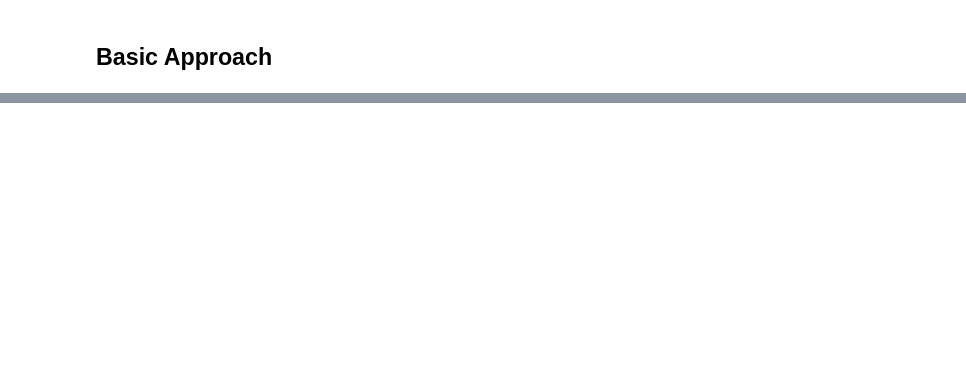
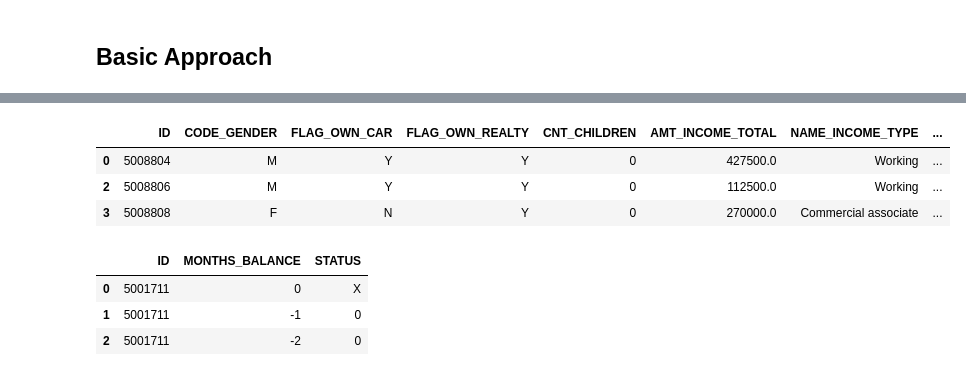
Before and after one commit to bdfd/Project_01-Credit-Card-Approval-Prdiction, a Jupyter notebook: Credit_Card_Approval_Prediction.ipynb, the cells around one changed output, grey strips where cells are left out. Drawn from its saved outputs; the diff is of its cells as text; code cells hidden in the pictures; blank space fills up the shorter version.

```diff
--- a/Credit_Card_Approval_Prediction.ipynb
+++ b/Credit_Card_Approval_Prediction.ipynb
@@ -130,0 +144,4 @@ print("训练集上的平均精准度：%0.2f（+/-%0.2f）" % (score1.mean(),sc
+# %%
+# Drop duplicates
+df1=df1.drop_duplicates(subset=df1.columns[1:], keep='first')
+df1.shape
@@ -130,0 +150,4 @@ print("训练集上的平均精准度：%0.2f（+/-%0.2f）" % (score1.mean(),sc
+# %%
+# Fill missing values
+df1['OCCUPATION_TYPE'].fillna(value='Other', inplace=True)
+df1.info()
@@ -130,0 +172,17 @@ print("训练集上的平均精准度：%0.2f（+/-%0.2f）" % (score1.mean(),sc
+# %%
+# Drop constant feature - constant feature mean all column value is same value
+df1.drop('FLAG_MOBIL', axis=1, inplace=True)
+# %%
+df1.head(3)
+# %% [output]
+|  | ID | CODE_GENDER | FLAG_OWN_CAR | FLAG_OWN_REALTY | CNT_CHILDREN | AMT_INCOME_TOTAL | NAME_INCOME_TYPE | ... |
+| 0 | 5008804 | M | Y | Y | 0 | 427500.0 | Working | ... |
+| 2 | 5008806 | M | Y | Y | 0 | 112500.0 | Working | ... |
+| 3 | 5008808 | F | N | Y | 0 | 270000.0 | Commercial associate | ... |
+# %%
+df2.head(3)
+# %% [output]
+|  | ID | MONTHS_BALANCE | STATUS |
+| 0 | 5001711 | 0 | X |
+| 1 | 5001711 | -1 | 0 |
+| 2 | 5001711 | -2 | 0 |
```
Also changed, not shown: parts of 41 cells of this notebook.
